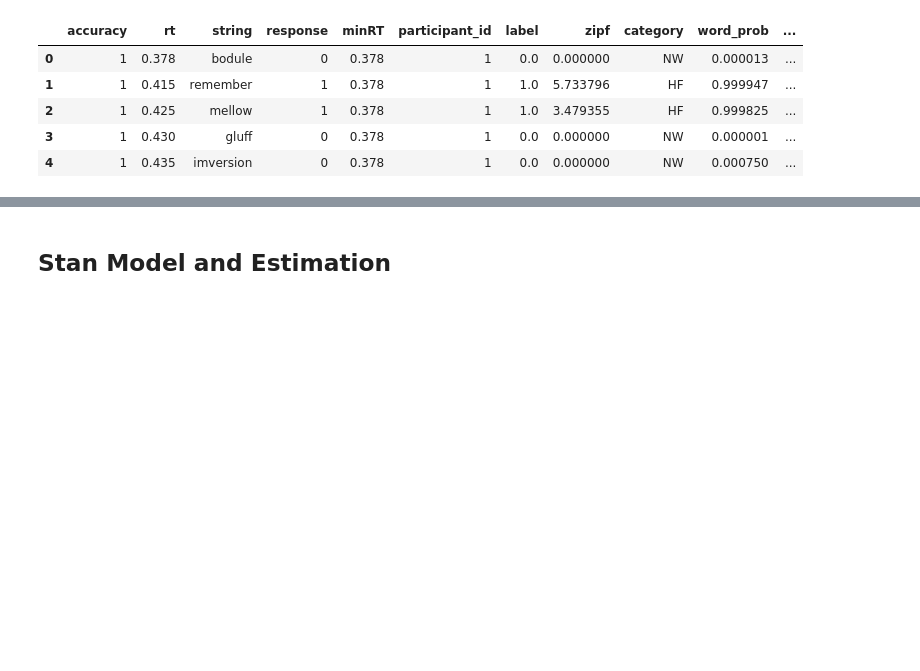
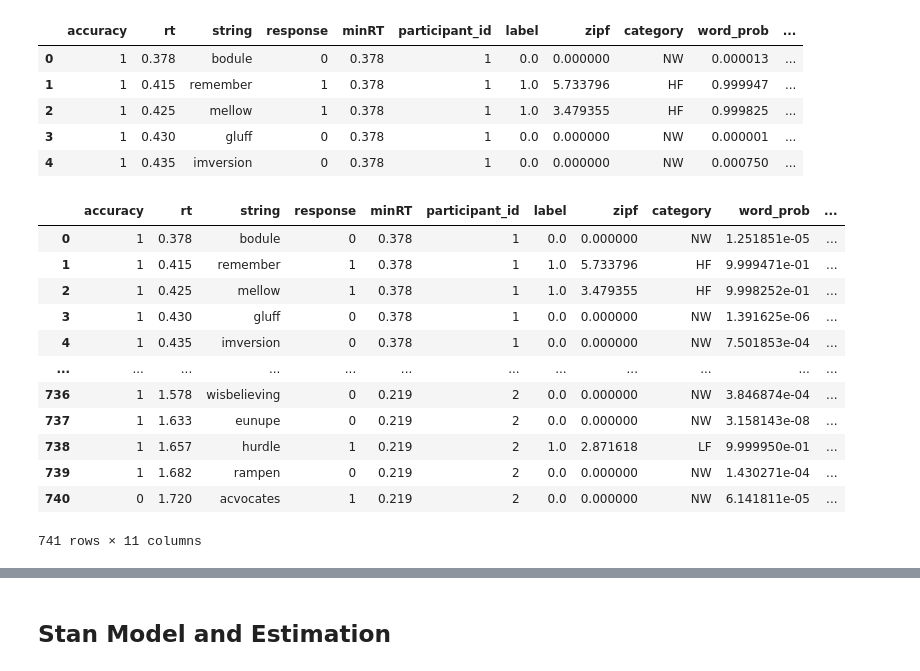
Before and after one commit to ArashDadras/ANN-EAM, a Jupyter notebook: Estimations/RDM_Estimation.ipynb, the cells around one changed output, grey strips where cells are left out. Saved outputs shown, nothing was run; the diff lists cells and outputs as text; code cells hidden in the pictures; blank space fills up the shorter version.

```diff
--- a/Estimations/RDM_Estimation.ipynb
+++ b/Estimations/RDM_Estimation.ipynb
@@ -134,3 +134,19 @@ behavioural_df.head()
 # %%
 # Reducing size of dataframe for testing purposes
 behavioural_df = behavioural_df.loc[behavioural_df["participant_id"].isin(np.arange(3))]
+# %%
+behavioural_df
+# %% [output]
+|  | accuracy | rt | string | response | minRT | participant_id | label | zipf | category | word_prob | ... |
+| 0 | 1 | 0.378 | bodule | 0 | 0.378 | 1 | 0.0 | 0.000000 | NW | 1.251851e-05 | ... |
+| 1 | 1 | 0.415 | remember | 1 | 0.378 | 1 | 1.0 | 5.733796 | HF | 9.999471e-01 | ... |
+| 2 | 1 | 0.425 | mellow | 1 | 0.378 | 1 | 1.0 | 3.479355 | HF | 9.998252e-01 | ... |
+| 3 | 1 | 0.430 | gluff | 0 | 0.378 | 1 | 0.0 | 0.000000 | NW | 1.391625e-06 | ... |
+| 4 | 1 | 0.435 | imversion | 0 | 0.378 | 1 | 0.0 | 0.000000 | NW | 7.501853e-04 | ... |
+| ... | ... | ... | ... | ... | ... | ... | ... | ... | ... | ... | ... |
+| 736 | 1 | 1.578 | wisbelieving | 0 | 0.219 | 2 | 0.0 | 0.000000 | NW | 3.846874e-04 | ... |
+| 737 | 1 | 1.633 | eunupe | 0 | 0.219 | 2 | 0.0 | 0.000000 | NW | 3.158143e-08 | ... |
+| 738 | 1 | 1.657 | hurdle | 1 | 0.219 | 2 | 1.0 | 2.871618 | LF | 9.999950e-01 | ... |
+| 739 | 1 | 1.682 | rampen | 0 | 0.219 | 2 | 0.0 | 0.000000 | NW | 1.430271e-04 | ... |
+| 740 | 0 | 1.720 | acvocates | 1 | 0.219 | 2 | 0.0 | 0.000000 | NW | 6.141811e-05 | ... |
+741 rows × 11 columns
```
Also changed, not shown: parts of 15 cells of this notebook, 20 other files.
